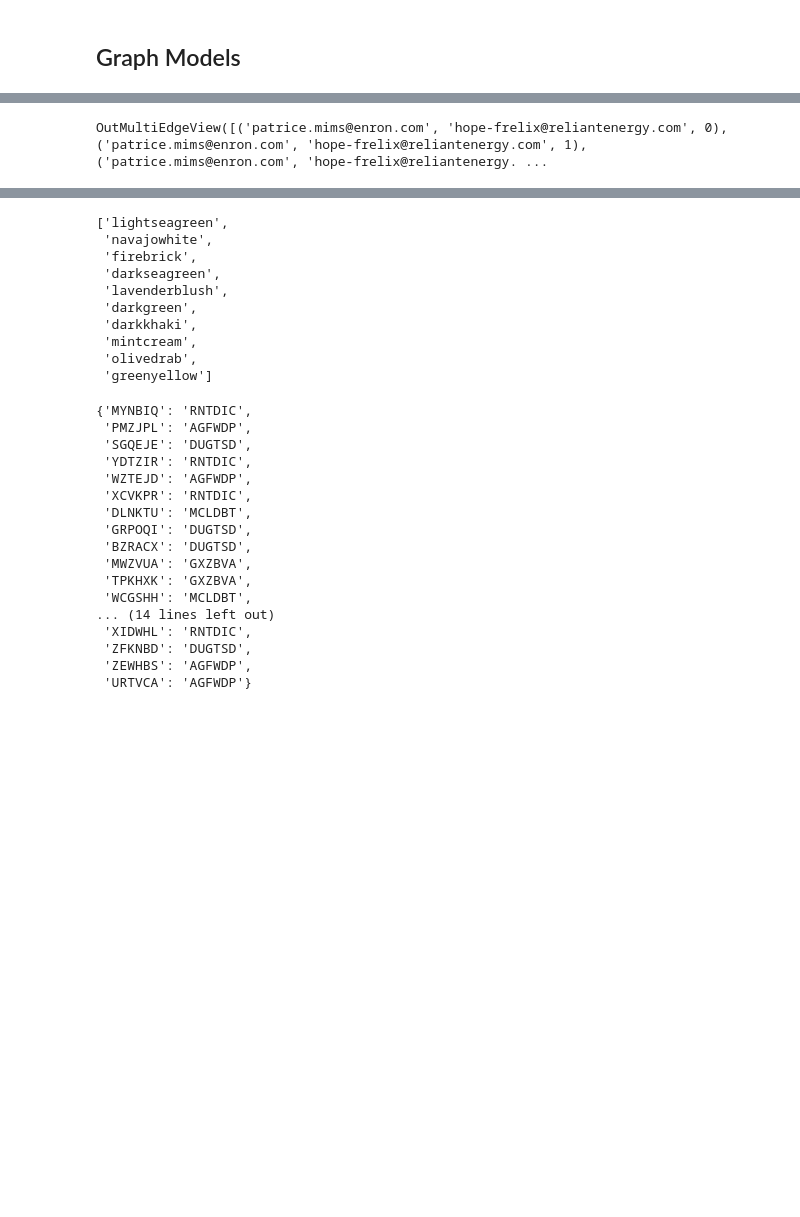
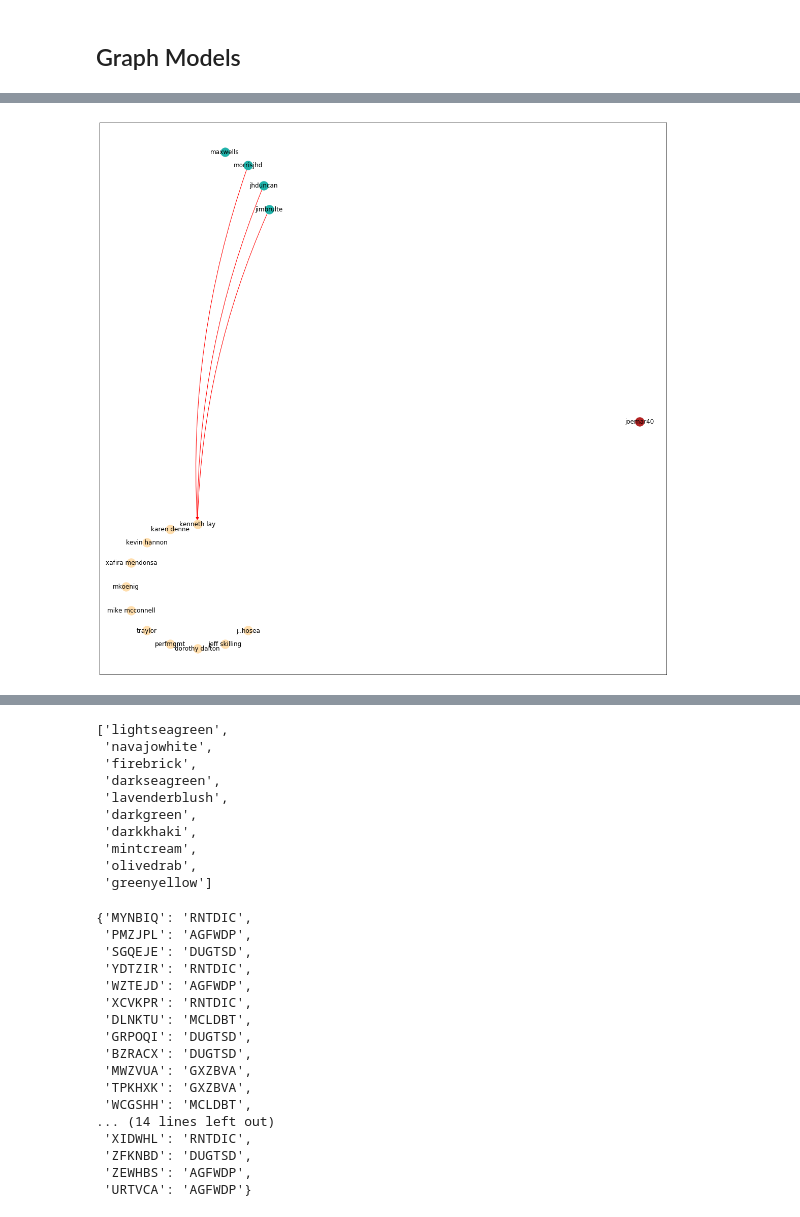
Before and after one commit to q1park/enron-emails, a Jupyter notebook: Example.ipynb, the cells around one changed output, grey strips where cells are left out. Cells and saved outputs as stored; diff of their text form; code cells hidden in the pictures; blank space fills up the shorter version.

```diff
--- a/Example.ipynb
+++ b/Example.ipynb
@@ -683,2 +331,6 @@ data_graph = filter_poi(data_view, poi)
+# %%
+neworgs = orgs[:10]
+newassoc = graph.nodes.loc[assoc]
+newassoc = newassoc[newassoc['org1'].isin(neworgs)].index[:300]
 # %% [markdown]
 ## Graph Models
@@ -716,0 +362,22 @@ data_graph
+# %%
+def graph_to_networkx(graph):
+    G = nx.MultiDiGraph()
+
+    for i, row in graph.nodes.iterrows():
+        G.add_nodes_from([(i, {
+            'label':row['name1'] if len(row['name1'])>0 else row['email1'].split('@')[0],
+            'org':row['org1'],
+        })])
+
+    for i, row in graph.edges.iterrows():
+        if row['sender']=='' or row['receiver1']=='':
+            continue
+
+
+        G.add_edges_from([(int(row['sender']),int(row['receiver1']),{
+            'type':row['type'],
+            'date':row['datetime'].date,
+            'desc':row['desc'],
+            'data':row['data']
+        })])
+    return G
@@ -716,0 +401,2 @@ data_graph
+# %%
+G = graph_to_networkx(subgraph)
@@ -717 +458,20 @@ data_graph
+# %%
+import numpy as np
+
+pos, nodes_by_color = grouped_layout(G, rad=3.5)
+
+#################################
+
+# First draw the nodes
+plt.figure(figsize=(20,20))
+for color, node_names in nodes_by_color.items():
+    nx.draw_networkx_nodes(G, pos=pos, nodelist=node_names, node_color=color, label={x:G.nodes[x]['label'] for x in G.nodes})
+
+labels={x:G.nodes[x]['label'] for x in G.nodes}
+nx.draw_networkx_edges(G, pos=pos, edgelist=list(G.edges)[:3], edge_color='red', connectionstyle='arc3, rad = 0.1')
+nx.draw_networkx_labels(G, pos=pos, labels=labels)
+plt.show()
+pass;
+# %% [output]
+[figure, added]
 # %%
@@ -737,4 +478,0 @@ nx.set_edge_attributes(G, dict(map(lambda x: (x, {'type':'email'}), G.edges)))
-# %%
-G.edges
-# %% [output]
-OutMultiEdgeView([('patrice.mims@enron.com', 'hope-frelix@reliantenergy.com', 0), ('patrice.mims@enron.com', 'hope-frelix@reliantenergy.com', 1), ('patrice.mims@enron.com', 'hope-frelix@reliantenergy. ...
```
Also changed, not shown: parts of 82 cells of this notebook, 1 other file.
